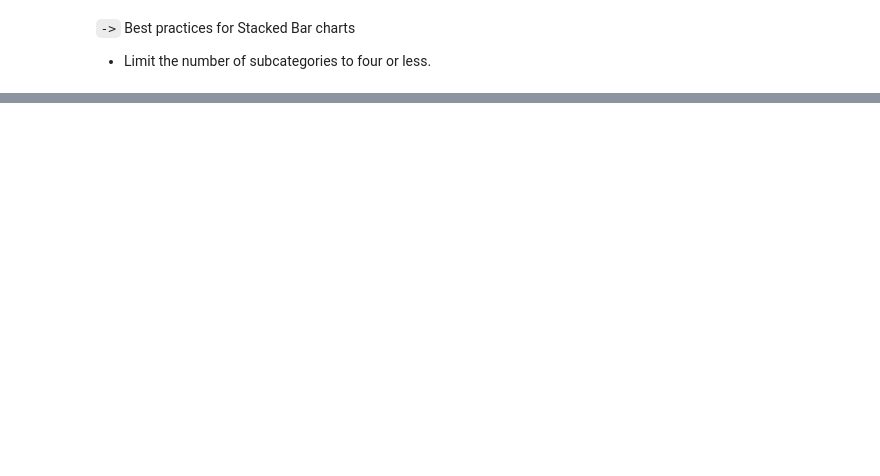
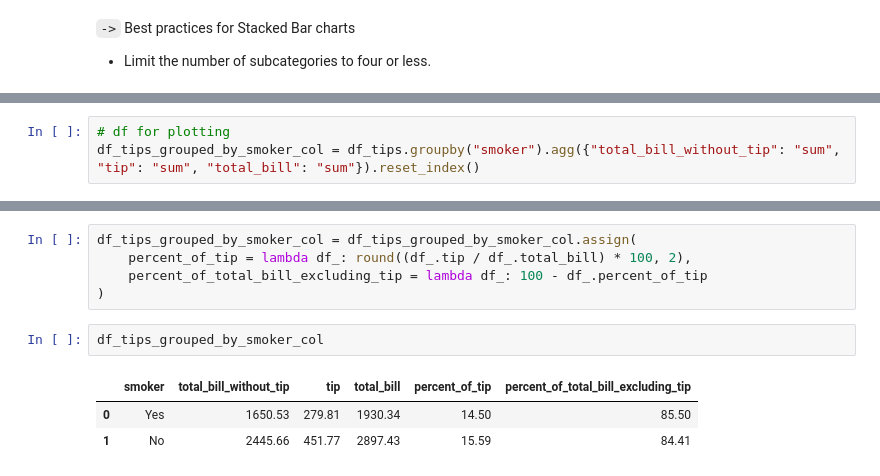
Before and after one commit to AindreaAjax/ML_Introduction, a Jupyter notebook: Data_Visualization/05_visualizing_compositions_independent_of_time.ipynb, the cells around one changed output, grey strips where cells are left out. Cells and saved outputs as stored; diff of their text form; blank space fills up the shorter version.

```diff
--- a/Data_Visualization/05_visualizing_compositions_independent_of_time.ipynb
+++ b/Data_Visualization/05_visualizing_compositions_independent_of_time.ipynb
@@ -163,0 +203,3 @@ plt.show()
+# %%
+# df for plotting
+df_tips_grouped_by_smoker_col = df_tips.groupby("smoker").agg({"total_bill_without_tip": "sum", "tip": "sum", "total_bill": "sum"}).reset_index()
@@ -163,0 +212,11 @@ plt.show()
+# %%
+df_tips_grouped_by_smoker_col = df_tips_grouped_by_smoker_col.assign(
+    percent_of_tip = lambda df_: round((df_.tip / df_.total_bill) * 100, 2),
+    percent_of_total_bill_excluding_tip = lambda df_: 100 - df_.percent_of_tip
+)
+# %%
+df_tips_grouped_by_smoker_col
+# %% [output]
+|  | smoker | total_bill_without_tip | tip | total_bill | percent_of_tip | percent_of_total_bill_excluding_tip |
+| 0 | Yes | 1650.53 | 279.81 | 1930.34 | 14.50 | 85.50 |
+| 1 | No | 2445.66 | 451.77 | 2897.43 | 15.59 | 84.41 |
```
Also changed, not shown: parts of 32 cells of this notebook.
